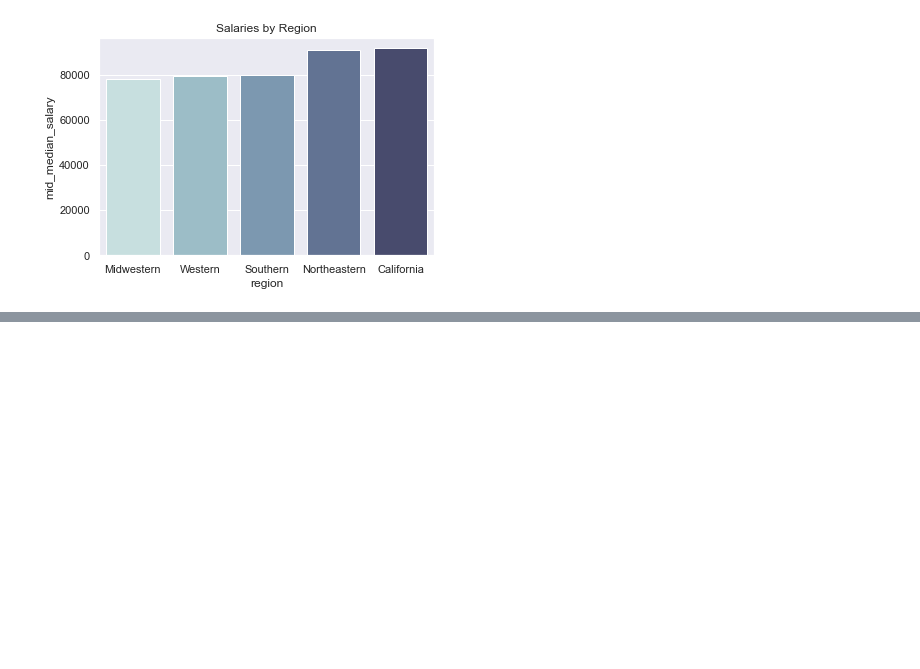
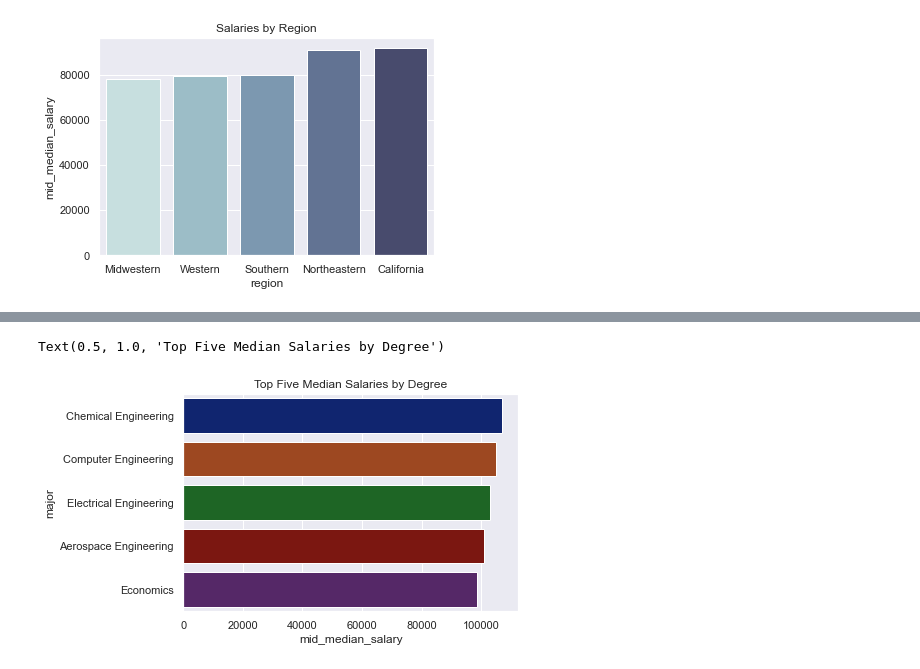
Before and after one commit to jackr276/Final-Project-CMP-262, a Jupyter notebook: Final Project.ipynb, the cells around one changed output, grey strips where cells are left out. Saved outputs shown, nothing was run; the diff lists cells and outputs as text; code cells hidden in the pictures; blank space fills up the shorter version.

```diff
--- a/Final Project.ipynb
+++ b/Final Project.ipynb
@@ -506,0 +568,6 @@ Text(0.5, 1.0, 'Salaries by Region')
+# %%
+degrees_that_pay_df['mid_median_salary']= pd.to_numeric(degrees_that_pay_df['mid_median_salary'])
+sns.barplot(data = degrees_that_pay_df.sort_values(by = 'mid_median_salary', ascending=False).head(), y = 'major', x='mid_median_salary', orient='h', palette=sns.color_palette("dark")).set_title("Top Five Median Salaries by Degree")
+# %% [output]
+Text(0.5, 1.0, 'Top Five Median Salaries by Degree')
+[figure, added]
```
Also changed, not shown: parts of 22 cells of this notebook.
